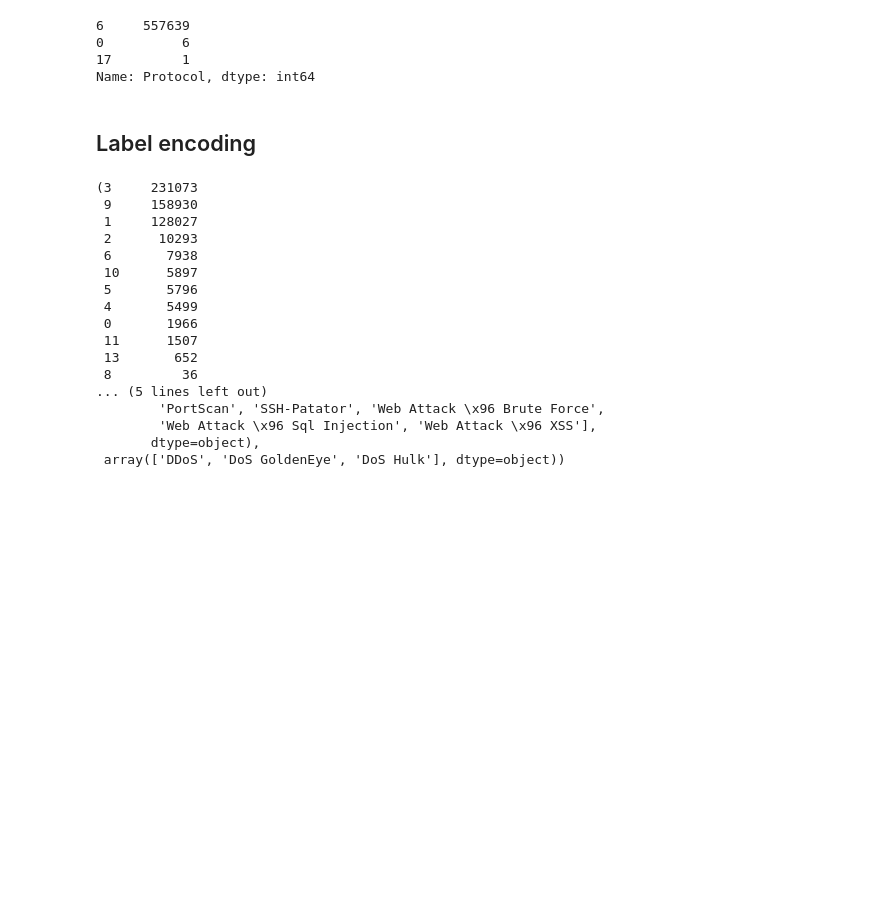
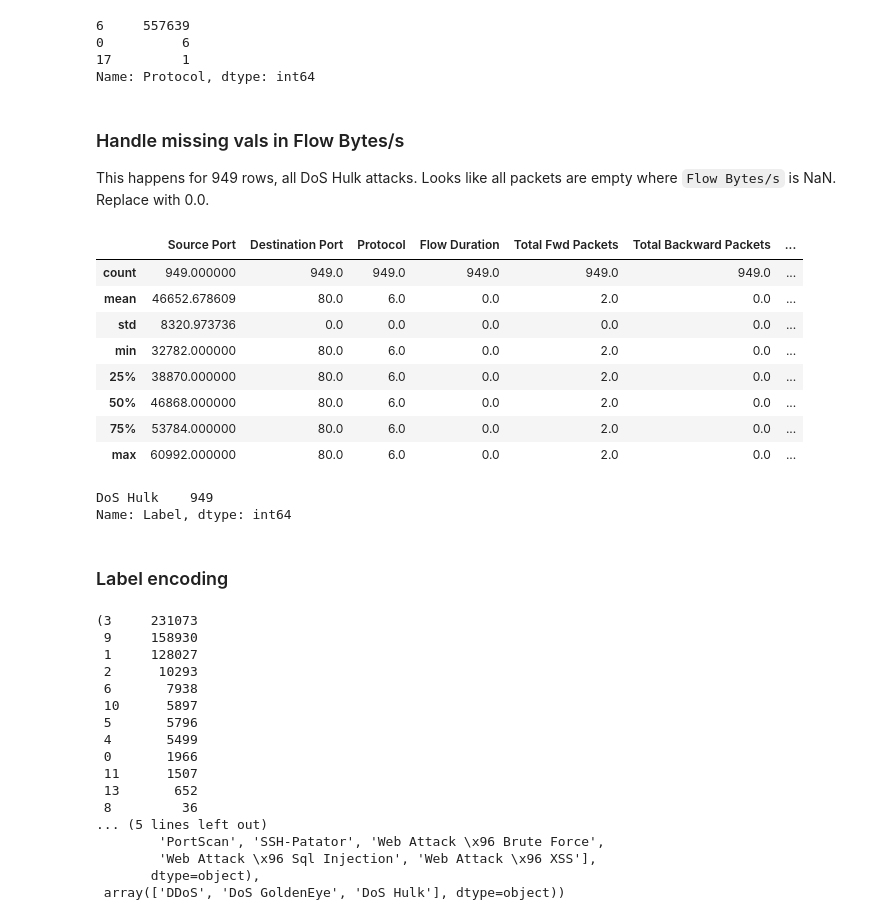
Before and after one commit to CN-TU/controllable-network-data-balancing-with-gans, a Jupyter notebook: data_exploration.ipynb, the cells around one changed output. Cells and saved outputs as stored; diff of their text form; code cells hidden in the pictures; blank space fills up the shorter version.

Commit message:
handle NaNs in "Flow Bytes/s" + label encoding

```diff
--- a/data_exploration.ipynb
+++ b/data_exploration.ipynb
@@ -153,3 +153,25 @@ df.Protocol.value_counts()
 0          6
 17         1
 Name: Protocol, dtype: int64
+# %% [markdown]
+### Handle missing vals in Flow Bytes/s
+
+This happens for 949 rows, all DoS Hulk attacks. Looks like all packets are empty where `Flow Bytes/s` is NaN. Replace with 0.0.
+# %%
+missing_flow_bytes = df[df["Flow Bytes/s"].isna()]
+missing_flow_bytes.describe()
+# %% [output]
+|  | Source Port | Destination Port | Protocol | Flow Duration | Total Fwd Packets | Total Backward Packets | ... |
+| count | 949.000000 | 949.0 | 949.0 | 949.0 | 949.0 | 949.0 | ... |
+| mean | 46652.678609 | 80.0 | 6.0 | 0.0 | 2.0 | 0.0 | ... |
+| std | 8320.973736 | 0.0 | 0.0 | 0.0 | 0.0 | 0.0 | ... |
+| min | 32782.000000 | 80.0 | 6.0 | 0.0 | 2.0 | 0.0 | ... |
+| 25% | 38870.000000 | 80.0 | 6.0 | 0.0 | 2.0 | 0.0 | ... |
+| 50% | 46868.000000 | 80.0 | 6.0 | 0.0 | 2.0 | 0.0 | ... |
+| 75% | 53784.000000 | 80.0 | 6.0 | 0.0 | 2.0 | 0.0 | ... |
+| max | 60992.000000 | 80.0 | 6.0 | 0.0 | 2.0 | 0.0 | ... |
+# %%
+missing_flow_bytes.Label.value_counts()
+# %% [output]
+DoS Hulk    949
+Name: Label, dtype: int64
@@ -156,5 +180,5 @@ Name: Protocol, dtype: int64
 # %% [markdown]
-## Label encoding
+### Label encoding
 # %%
 label_encoder = LabelEncoder()
 df.Label = label_encoder.fit_transform(df.Label)
```
Also changed, not shown: parts of 1 cell of this notebook.
